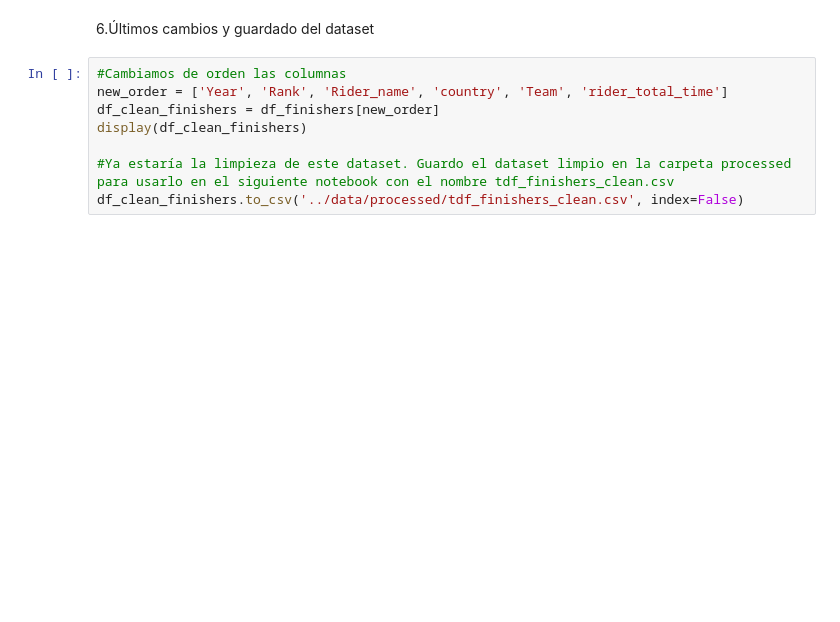
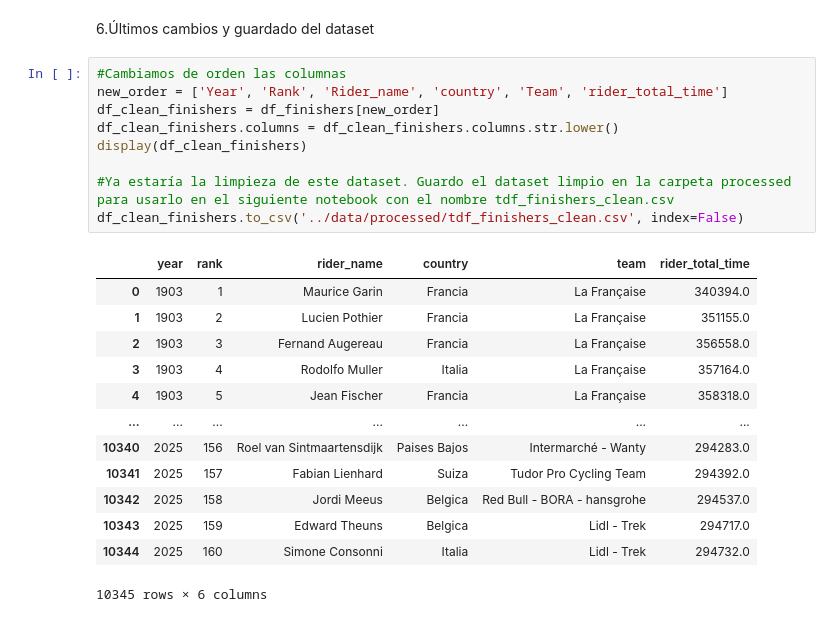
Before and after one commit to pedroandreutorres-dev/historical_tdf_data, a Jupyter notebook: notebooks/01_data_cleaning_tdf_finishers.ipynb, the cells around one changed output. Cells and saved outputs as stored; diff of their text form; blank space fills up the shorter version.

```diff
--- a/notebooks/01_data_cleaning_tdf_finishers.ipynb
+++ b/notebooks/01_data_cleaning_tdf_finishers.ipynb
@@ -178,8 +262,23 @@ display(df_finishers)
 # %%
 #Cambiamos de orden las columnas
 new_order = ['Year', 'Rank', 'Rider_name', 'country', 'Team', 'rider_total_time']
 df_clean_finishers = df_finishers[new_order]
+df_clean_finishers.columns = df_clean_finishers.columns.str.lower()
 display(df_clean_finishers)
 
 #Ya estaría la limpieza de este dataset. Guardo el dataset limpio en la carpeta processed para usarlo en el siguiente notebook con el nombre tdf_finishers_clean.csv
 df_clean_finishers.to_csv('../data/processed/tdf_finishers_clean.csv', index=False)
+# %% [output]
+|  | year | rank | rider_name | country | team | rider_total_time |
+| 0 | 1903 | 1 | Maurice Garin | Francia | La Française | 340394.0 |
+| 1 | 1903 | 2 | Lucien Pothier | Francia | La Française | 351155.0 |
+| 2 | 1903 | 3 | Fernand Augereau | Francia | La Française | 356558.0 |
+| 3 | 1903 | 4 | Rodolfo Muller | Italia | La Française | 357164.0 |
+| 4 | 1903 | 5 | Jean Fischer | Francia | La Française | 358318.0 |
+| ... | ... | ... | ... | ... | ... | ... |
+| 10340 | 2025 | 156 | Roel van Sintmaartensdijk | Paises Bajos | Intermarché - Wanty | 294283.0 |
+| 10341 | 2025 | 157 | Fabian Lienhard | Suiza | Tudor Pro Cycling Team | 294392.0 |
+| 10342 | 2025 | 158 | Jordi Meeus | Belgica | Red Bull - BORA - hansgrohe | 294537.0 |
+| 10343 | 2025 | 159 | Edward Theuns | Belgica | Lidl - Trek | 294717.0 |
+| 10344 | 2025 | 160 | Simone Consonni | Italia | Lidl - Trek | 294732.0 |
+10345 rows × 6 columns
```
Also changed, not shown: parts of 5 cells of this notebook, 1 other file.
